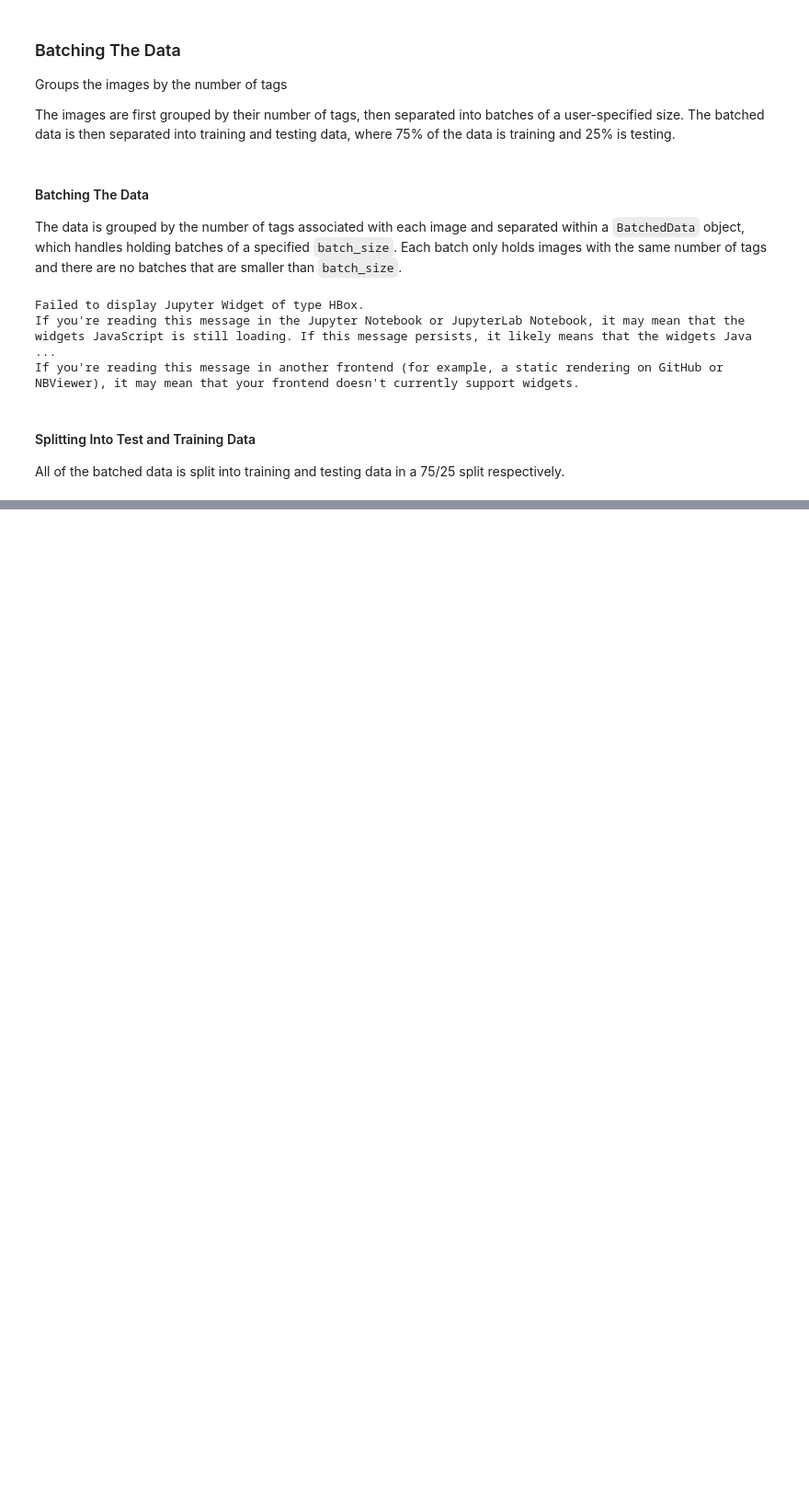
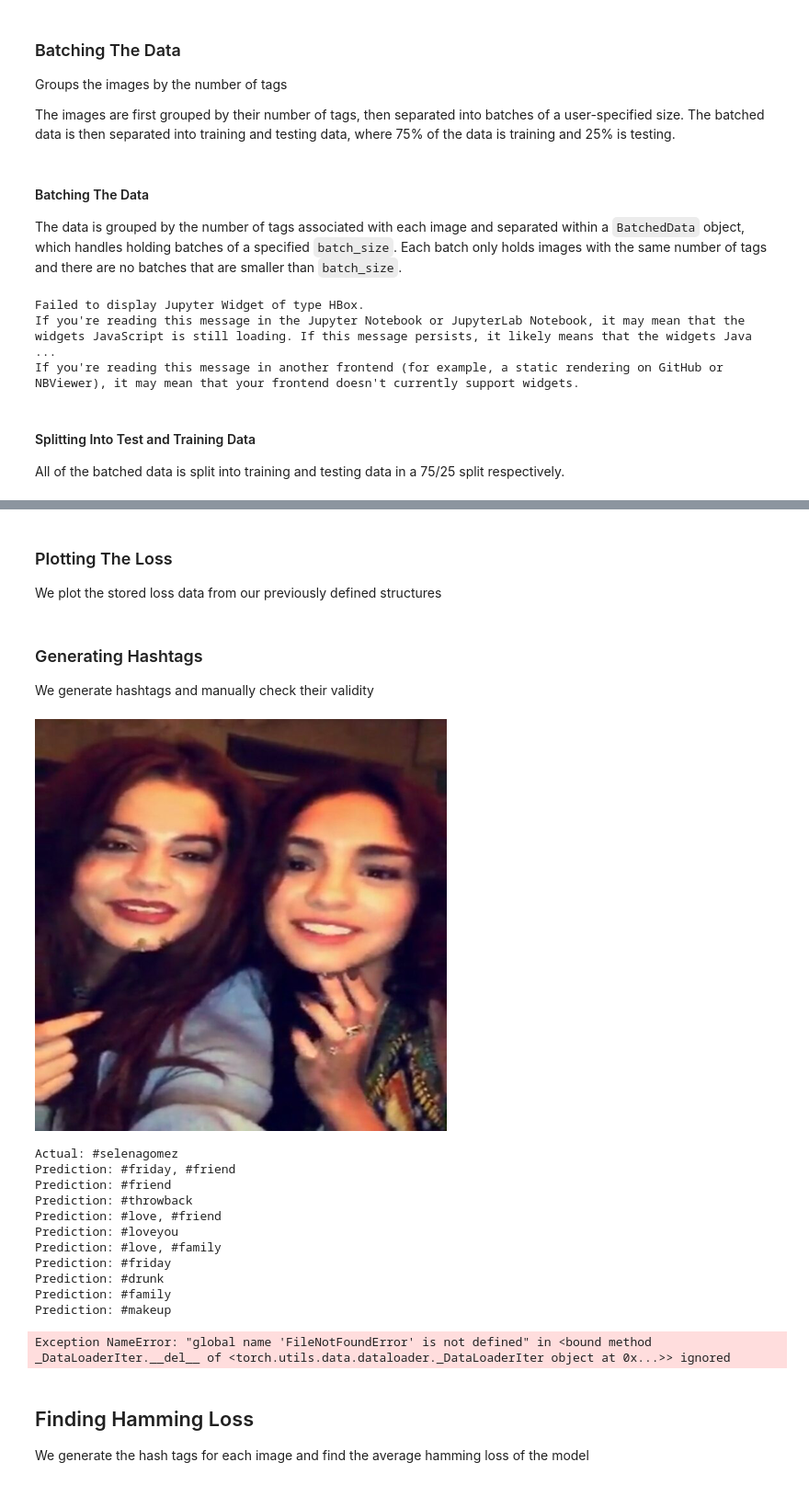
Before and after one commit to Andrew03/Hashtag-Generation, a Jupyter notebook: Master VGG-16.ipynb, the cells around one changed output, grey strips where cells are left out. Shown at 92% size. Saved outputs shown, nothing was run; the diff lists cells and outputs as text; code cells hidden in the pictures; blank space fills up the shorter version.

```diff
--- a/Master VGG-16.ipynb
+++ b/Master VGG-16.ipynb
@@ -491,0 +402,6 @@ plt.show()
+# %%
+if start_epoch != 0:
+    load_checkpoint = "Saved Data/{}/checkpoint_{}.pt".format(model_name, start_epoch)
+    checkpoint = torch.load(load_checkpoint)
+    print("loading from checkpoint %s" %load_checkpoint)
+    decoder.load_state_dict(checkpoint['state_dict'])
@@ -491,0 +413,8 @@ plt.show()
+# %%
+params = list(decoder.parameters())
+optimizer = optim.Adam(params, lr=lr)
+
+if start_epoch != 0:
+    optimizer.load_state_dict(checkpoint['optimizer'])
+    checkpoint = None
+    torch.cuda.empty_cache()
@@ -491,0 +424,9 @@ plt.show()
+# %%
+output_train_data = {}
+output_test_data = {}
+
+if start_epoch != 0:
+    with open("Saved Data/{}/train.pkl".format(model_name), "rb") as f:
+        output_train_data = pickle.load(f)
+    with open("Saved Data/{}/test.pkl".format(model_name), "rb") as f:
+        output_test_data = pickle.load(f)
@@ -491,0 +514,3 @@ plt.show()
+# %% [markdown]
+### Plotting The Loss
+We plot the stored loss data from our previously defined structures
@@ -491,0 +532,40 @@ plt.show()
+# %% [markdown]
+### Generating Hashtags
+We generate hashtags and manually check their validity
+# %%
+batched_data = batch_data(tag_list, 1, progress_bar=False)
+batched_train_data, batched_test_data = create_splits(batched_data)
+test_loader = get_loader(tag_list, batched_test_data, vocabulary, testing_transform, shuffle=True, num_workers=1)
+for images, tags, image_ids in test_loader:
+    if torch.cuda.is_available():
+        images = images.cuda()
+        tags = tags.cuda()
+
+    image = Image.open("data/HARRISON/" + data_list[image_ids[0]])
+    image = image.resize((448, 448), Image.ANTIALIAS)
+    display(image)
+    print("Actual: #" + ", #".join(tag_list[image_ids[0]].split(" "))[:-3])
+    image_features = encoder(images)
+    predictions = decoder.sample(image_features, beam_size=10, start_token=vocabulary("<SOS>"), end_token=vocabulary("<EOS>"))
+    for prediction in predictions:
+        tags = [vocabulary(tag) for tag in prediction[1][:-1]]
+        print("Prediction: #" + ", #".join(tags))
+    del images, tags
+    break
+# %% [output]
+[figure, added]
+Actual: #selenagomez
+Prediction: #friday, #friend
+Prediction: #friend
+Prediction: #throwback
+Prediction: #love, #friend
+Prediction: #loveyou
+Prediction: #love, #family
+Prediction: #friday
+Prediction: #drunk
+Prediction: #family
+Prediction: #makeup
+Exception NameError: "global name 'FileNotFoundError' is not defined" in <bound method _DataLoaderIter.__del__ of <torch.utils.data.dataloader._DataLoaderIter object at 0x...>> ignored
+# %% [markdown]
+## Finding Hamming Loss
+We generate the hash tags for each image and find the average hamming loss of the model
```
Also changed, not shown: parts of 50 cells of this notebook, 6 other files.
